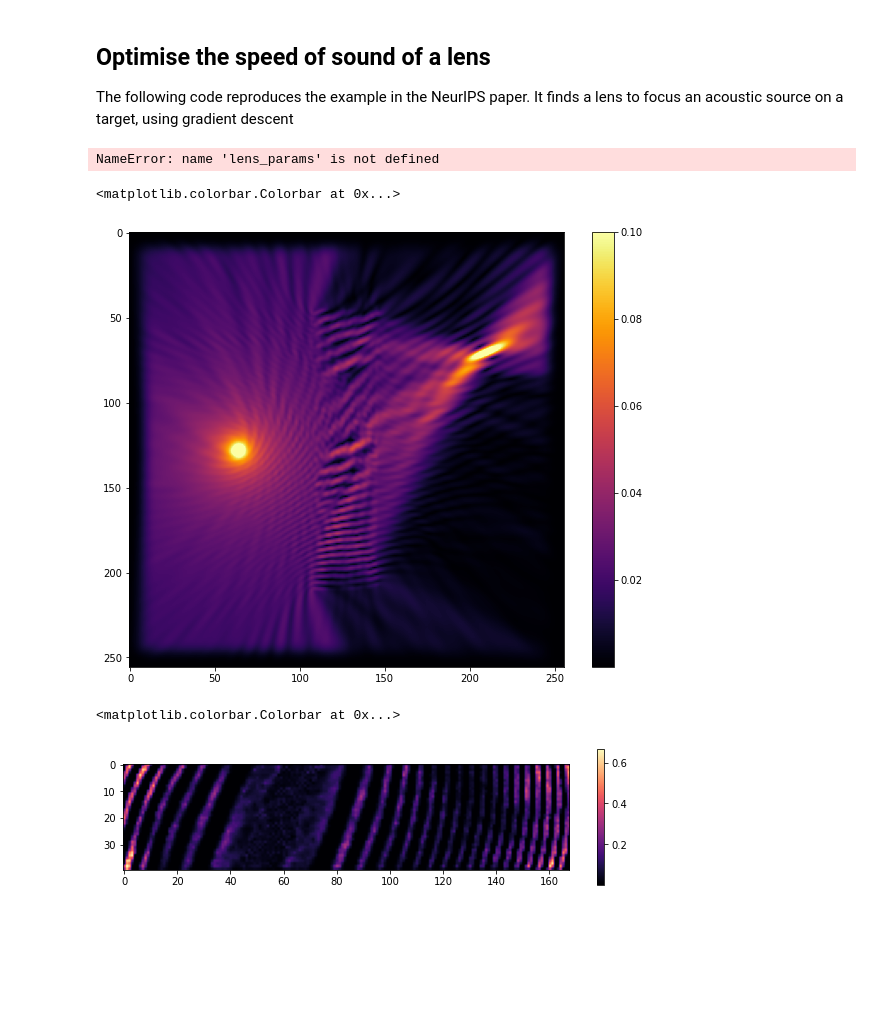
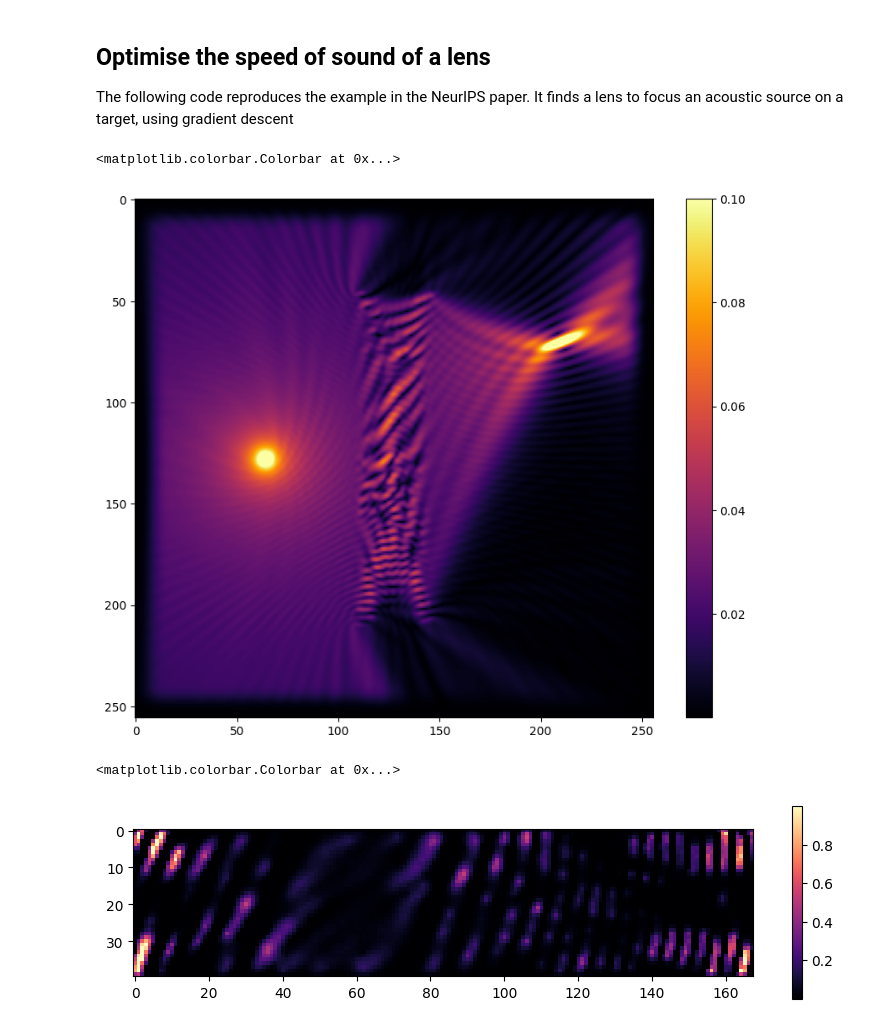
Before and after one commit to ucl-bug/jaxdf, a Jupyter notebook: docs/notebooks/simulate_helmholtz_equation.ipynb, the cells around one changed output. Saved outputs shown, nothing was run; the diff lists cells and outputs as text; code cells hidden in the pictures; blank space fills up the shorter version.

```diff
--- a/docs/notebooks/simulate_helmholtz_equation.ipynb
+++ b/docs/notebooks/simulate_helmholtz_equation.ipynb
@@ -102,7 +102,7 @@ def gamma(x, omega=1.):
 
 pml = gamma(x)
 # %%
-pml_on_grid = pml.get_field_on_grid()
+pml_on_grid = pml.on_grid
 
 # Plot the field
 fig, ax = plt.subplots(1,2,figsize=(10,4))
@@ -133,9 +131,10 @@ $$
 from jaxdf.operators import gradient, diag_jacobian, sum_over_dims
 
 def mod_laplacian(u, pml):
-    grad_u = gradient(u)
+    # No nyquist correction, see https://math.mit.edu/~stevenj/fft-deriv.pdf
+    grad_u = gradient(u, correct_nyquist=False)
     mod_grad_u = grad_u*pml
-    mod_diag_jacobian = diag_jacobian(mod_grad_u)*pml
+    mod_diag_jacobian = diag_jacobian(mod_grad_u, correct_nyquist=False)*pml
     return sum_over_dims(mod_diag_jacobian)
 # %%
 from jaxdf.discretization import FourierSeries
@@ -193,7 +192,7 @@ from jaxdf.operators import laplacian, compose
 def total_variation(u):
     nabla_u = laplacian(u)
     absval = compose(nabla_u)(jnp.abs)
-    return jnp.mean(absval.get_field_on_grid())
+    return jnp.mean(absval.on_grid)
 # %%
 from jax import random
 seed = random.PRNGKey(32)
@@ -216,7 +215,7 @@ def loss(p, guess):
     sos = get_sos(p)
     tv_term = total_variation(sos)
     field = find_field(sos, x0=guess)
-    target_val = field.get_field_on_grid()[70,210,0]
+    target_val = field.on_grid[70,210,0]
     return (-jnp.abs(target_val)) + tv_term, field
 # %%
 from jax.example_libraries import optimizers
@@ -242,23 +241,21 @@ for k in pbar:
     losshistory.append(lossval)
 
 transmit_phase = get_params(opt_state)
-# %% [output]
-NameError: name 'lens_params' is not defined
 # %%
-optimal_field = field.get_field_on_grid()
+optimal_field = field.on_grid
 plt.figure(figsize=(10,8))
 plt.imshow(jnp.abs(optimal_field), cmap="inferno", vmax=0.1)
 plt.colorbar()
 # %% [output]
 <matplotlib.colorbar.Colorbar at 0x...>
-[figure, old version]
+[figure, new version]
 # %%
 plt.figure(figsize=(10,2.5))
 plt.imshow(jax.nn.sigmoid(get_params(opt_state)).T, cmap="magma")
 plt.colorbar()
 # %% [output]
 <matplotlib.colorbar.Colorbar at 0x...>
-[figure, old version]
+[figure, new version]
 # %%
 plt.plot(losshistory)
 # %% [output]
```
Also changed, not shown: parts of 7 cells of this notebook, 2 other files.
